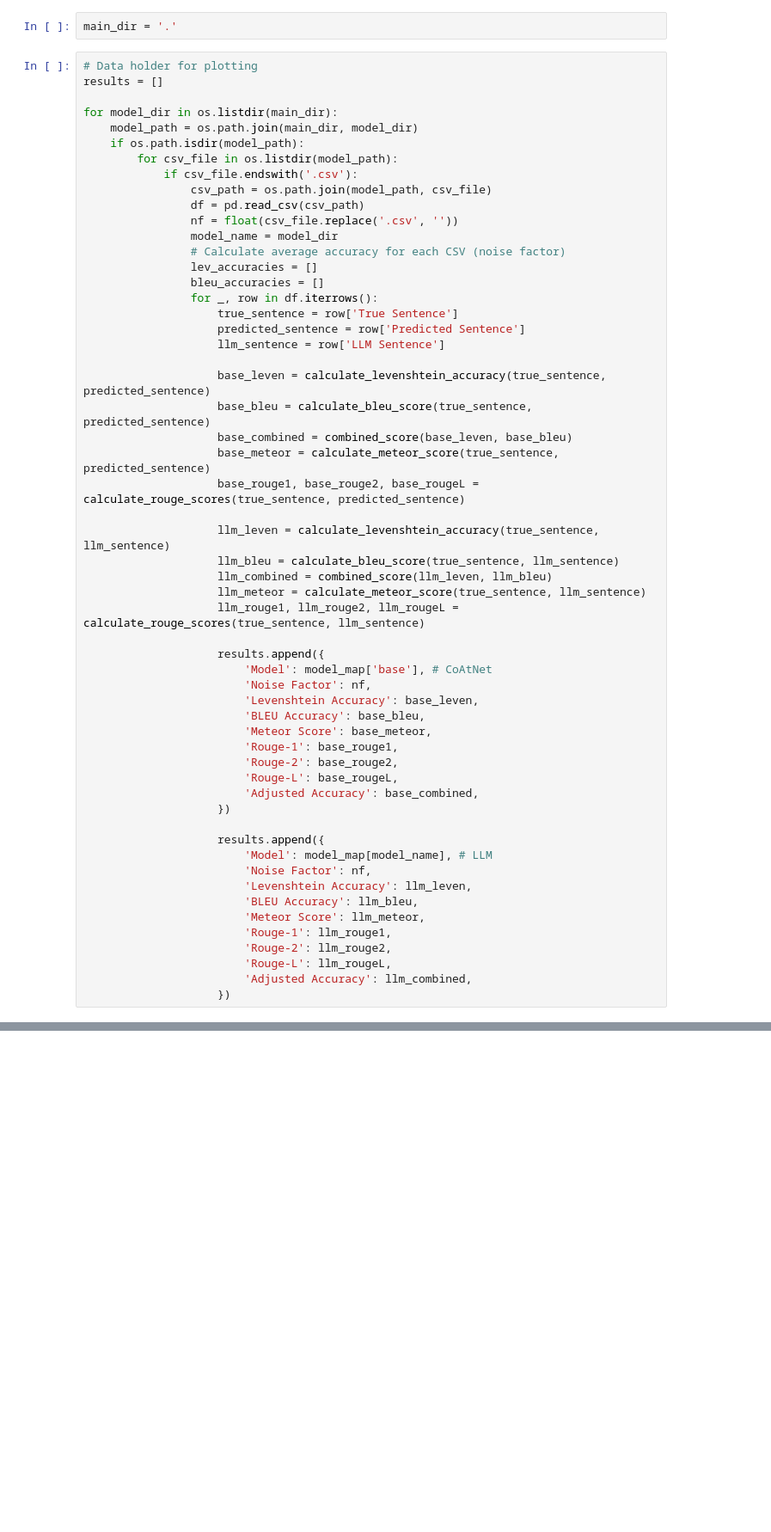
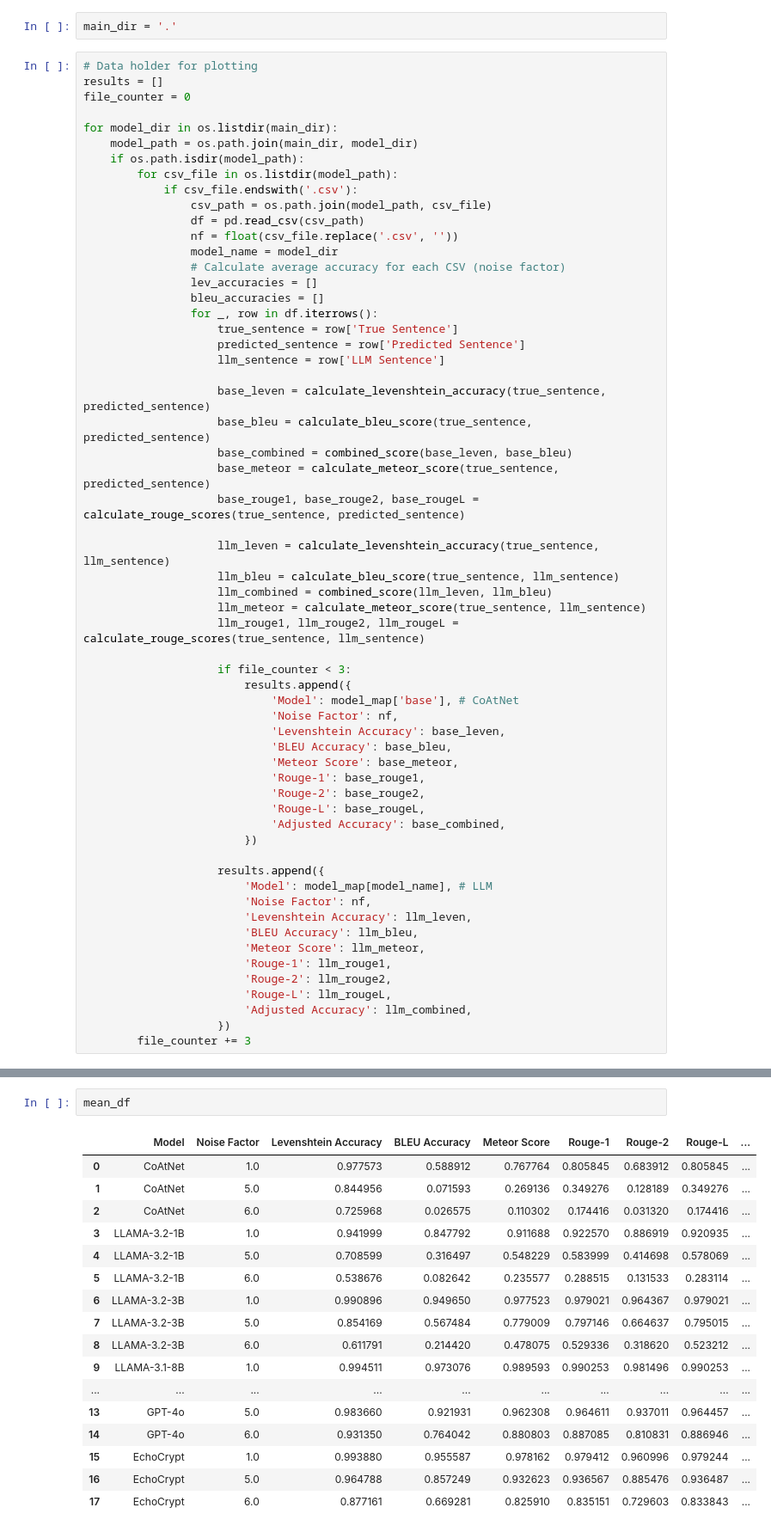
Before and after one commit to Botacin-s-Lab/EchoCrypt, a Jupyter notebook: ours/zoom/results/graphs.ipynb, the cells around one changed output, grey strips where cells are left out. Shown at 86% size. Saved outputs shown, nothing was run; the diff lists cells and outputs as text; blank space fills up the shorter version.

```diff
--- a/ours/zoom/results/graphs.ipynb
+++ b/ours/zoom/results/graphs.ipynb
@@ -61,6 +72,7 @@ main_dir = '.'
 # %%
 # Data holder for plotting
 results = []
+file_counter = 0
 
 for model_dir in os.listdir(main_dir):
     model_path = os.path.join(main_dir, model_dir)
@@ -91,17 +103,18 @@ for model_dir in os.listdir(main_dir):
                     llm_meteor = calculate_meteor_score(true_sentence, llm_sentence)
                     llm_rouge1, llm_rouge2, llm_rougeL = calculate_rouge_scores(true_sentence, llm_sentence)
 
-                    results.append({
-                        'Model': model_map['base'], # CoAtNet
-                        'Noise Factor': nf,
-                        'Levenshtein Accuracy': base_leven,
-                        'BLEU Accuracy': base_bleu,
-                        'Meteor Score': base_meteor,
-                        'Rouge-1': base_rouge1,
-                        'Rouge-2': base_rouge2,
-                        'Rouge-L': base_rougeL,
-                        'Adjusted Accuracy': base_combined,
-                    })
+                    if file_counter < 3:
+                        results.append({
+                            'Model': model_map['base'], # CoAtNet
+                            'Noise Factor': nf,
+                            'Levenshtein Accuracy': base_leven,
+                            'BLEU Accuracy': base_bleu,
+                            'Meteor Score': base_meteor,
+                            'Rouge-1': base_rouge1,
+                            'Rouge-2': base_rouge2,
+                            'Rouge-L': base_rougeL,
+                            'Adjusted Accuracy': base_combined,
+                        })
 
                     results.append({
                         'Model': model_map[model_name], # LLM
@@ -114,3 +127,4 @@ for model_dir in os.listdir(main_dir):
                         'Rouge-L': llm_rougeL,
                         'Adjusted Accuracy': llm_combined,
                     })
+        file_counter += 3
@@ -179,0 +204,20 @@ results_df['Noise Factor'] = results_df['Noise Factor'].astype(str)
+# %%
+mean_df
+# %% [output]
+|  | Model | Noise Factor | Levenshtein Accuracy | BLEU Accuracy | Meteor Score | Rouge-1 | Rouge-2 | Rouge-L | ... |
+| 0 | CoAtNet | 1.0 | 0.977573 | 0.588912 | 0.767764 | 0.805845 | 0.683912 | 0.805845 | ... |
+| 1 | CoAtNet | 5.0 | 0.844956 | 0.071593 | 0.269136 | 0.349276 | 0.128189 | 0.349276 | ... |
+| 2 | CoAtNet | 6.0 | 0.725968 | 0.026575 | 0.110302 | 0.174416 | 0.031320 | 0.174416 | ... |
+| 3 | LLAMA-3.2-1B | 1.0 | 0.941999 | 0.847792 | 0.911688 | 0.922570 | 0.886919 | 0.920935 | ... |
+| 4 | LLAMA-3.2-1B | 5.0 | 0.708599 | 0.316497 | 0.548229 | 0.583999 | 0.414698 | 0.578069 | ... |
+| 5 | LLAMA-3.2-1B | 6.0 | 0.538676 | 0.082642 | 0.235577 | 0.288515 | 0.131533 | 0.283114 | ... |
+| 6 | LLAMA-3.2-3B | 1.0 | 0.990896 | 0.949650 | 0.977523 | 0.979021 | 0.964367 | 0.979021 | ... |
+| 7 | LLAMA-3.2-3B | 5.0 | 0.854169 | 0.567484 | 0.779009 | 0.797146 | 0.664637 | 0.795015 | ... |
+| 8 | LLAMA-3.2-3B | 6.0 | 0.611791 | 0.214420 | 0.478075 | 0.529336 | 0.318620 | 0.523212 | ... |
+| 9 | LLAMA-3.1-8B | 1.0 | 0.994511 | 0.973076 | 0.989593 | 0.990253 | 0.981496 | 0.990253 | ... |
+| ... | ... | ... | ... | ... | ... | ... | ... | ... | ... |
+| 13 | GPT-4o | 5.0 | 0.983660 | 0.921931 | 0.962308 | 0.964611 | 0.937011 | 0.964457 | ... |
+| 14 | GPT-4o | 6.0 | 0.931350 | 0.764042 | 0.880803 | 0.887085 | 0.810831 | 0.886946 | ... |
+| 15 | EchoCrypt | 1.0 | 0.993880 | 0.955587 | 0.978162 | 0.979412 | 0.960996 | 0.979244 | ... |
+| 16 | EchoCrypt | 5.0 | 0.964788 | 0.857249 | 0.932623 | 0.936567 | 0.885476 | 0.936487 | ... |
+| 17 | EchoCrypt | 6.0 | 0.877161 | 0.669281 | 0.825910 | 0.835151 | 0.729603 | 0.833843 | ... |
```
Also changed, not shown: parts of 16 cells of this notebook, 1 other file.
